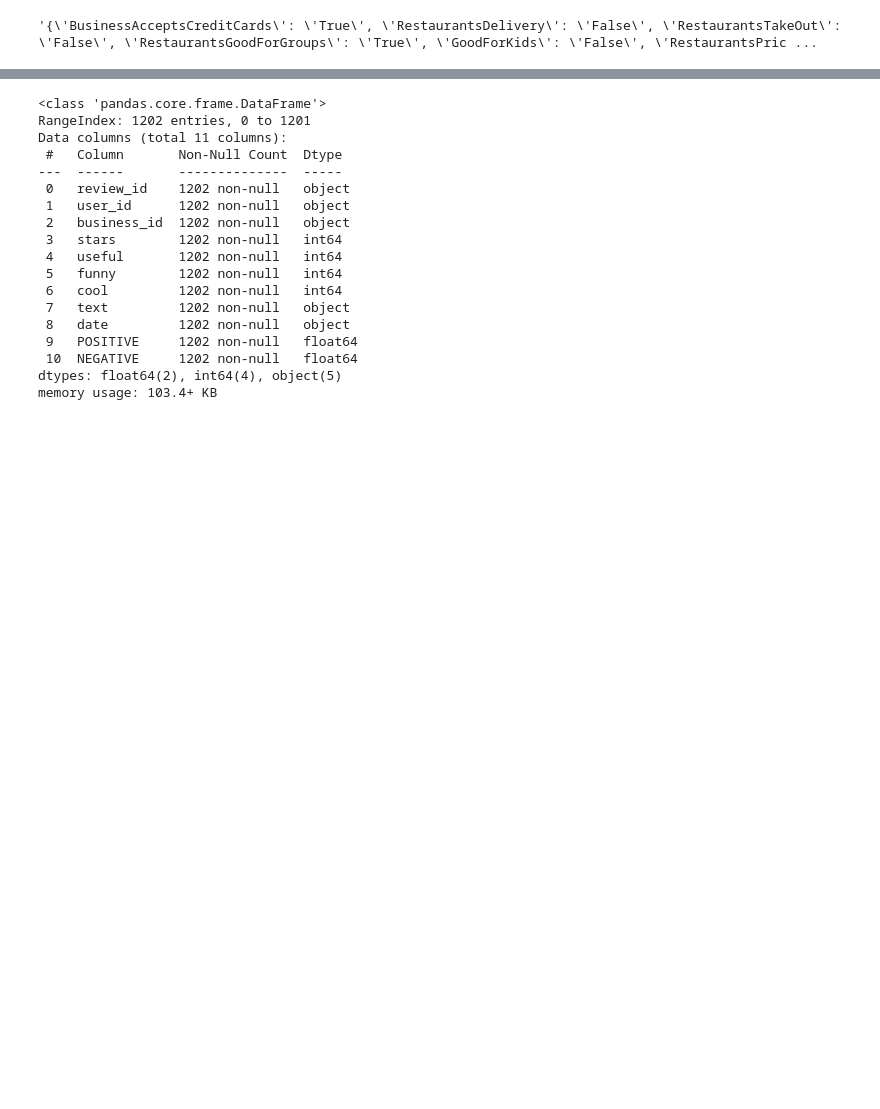
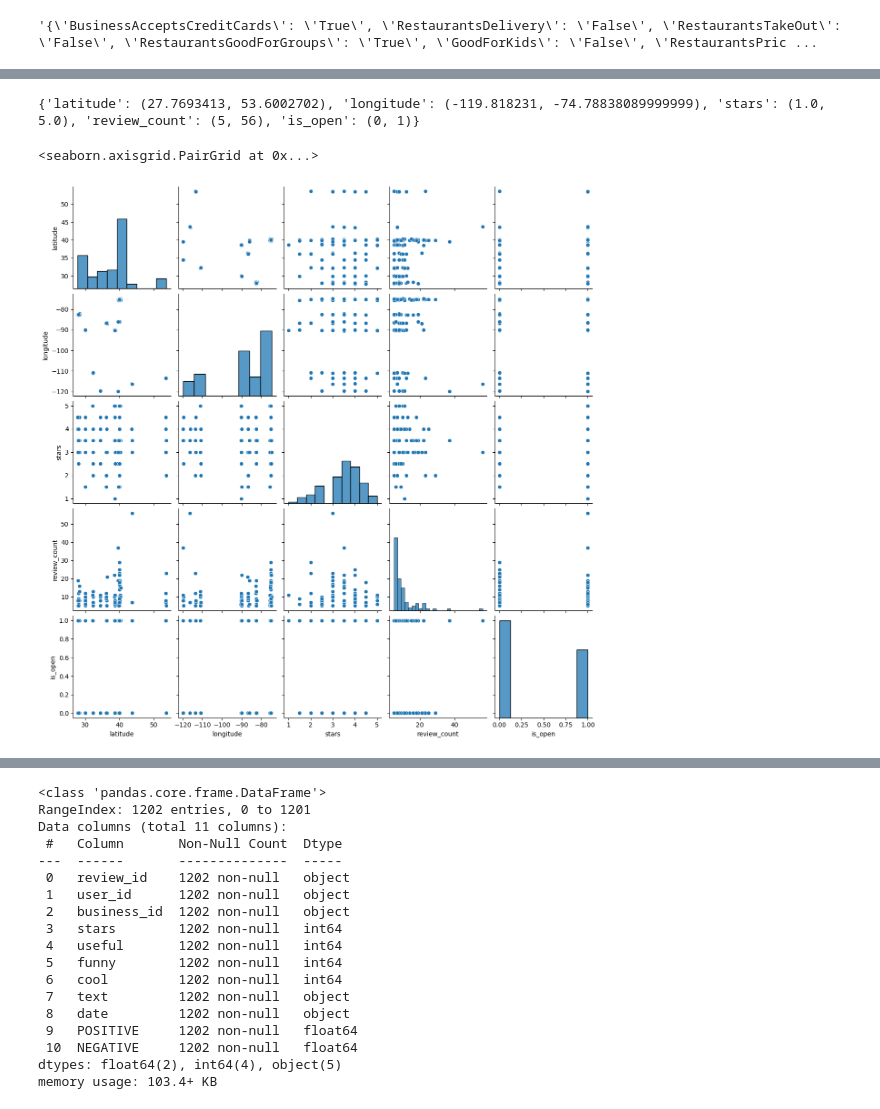
Before and after one commit to uribalb/PlacesRecommender, a Jupyter notebook: EDA_DP/YelpUsersRestaurants.ipynb, the cells around one changed output, grey strips where cells are left out. Cells and saved outputs as stored; diff of their text form; code cells hidden in the pictures; blank space fills up the shorter version.

```diff
--- a/EDA_DP/YelpUsersRestaurants.ipynb
+++ b/EDA_DP/YelpUsersRestaurants.ipynb
@@ -60,0 +96,15 @@ df_restaurants.iloc[0]['attributes']
+# %%
+num_attr_ranges = {}
+for col in df_restaurants_num.columns:
+  num_attr_ranges[col] = (df_restaurants_num[col].min(), df_restaurants_num[col].max())
+
+print(num_attr_ranges)
+# %% [output]
+{'latitude': (27.7693413, 53.6002702), 'longitude': (-119.818231, -74.78838089999999), 'stars': (1.0, 5.0), 'review_count': (5, 56), 'is_open': (0, 1)}
+# %%
+import seaborn as sns
+
+sns.pairplot(df_restaurants_num)
+# %% [output]
+<seaborn.axisgrid.PairGrid at 0x...>
+[figure, added]
```
Also changed, not shown: parts of 71 cells of this notebook.
